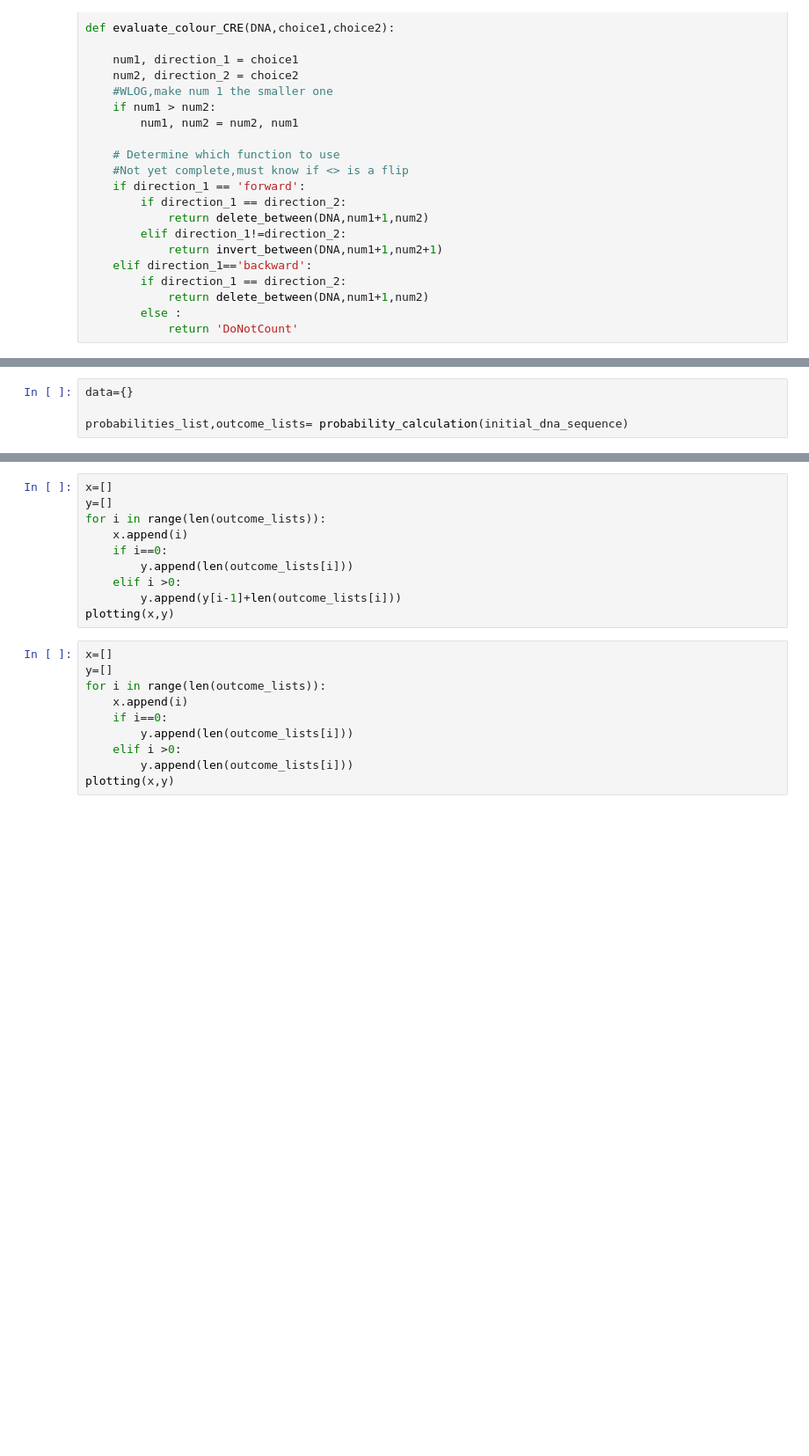
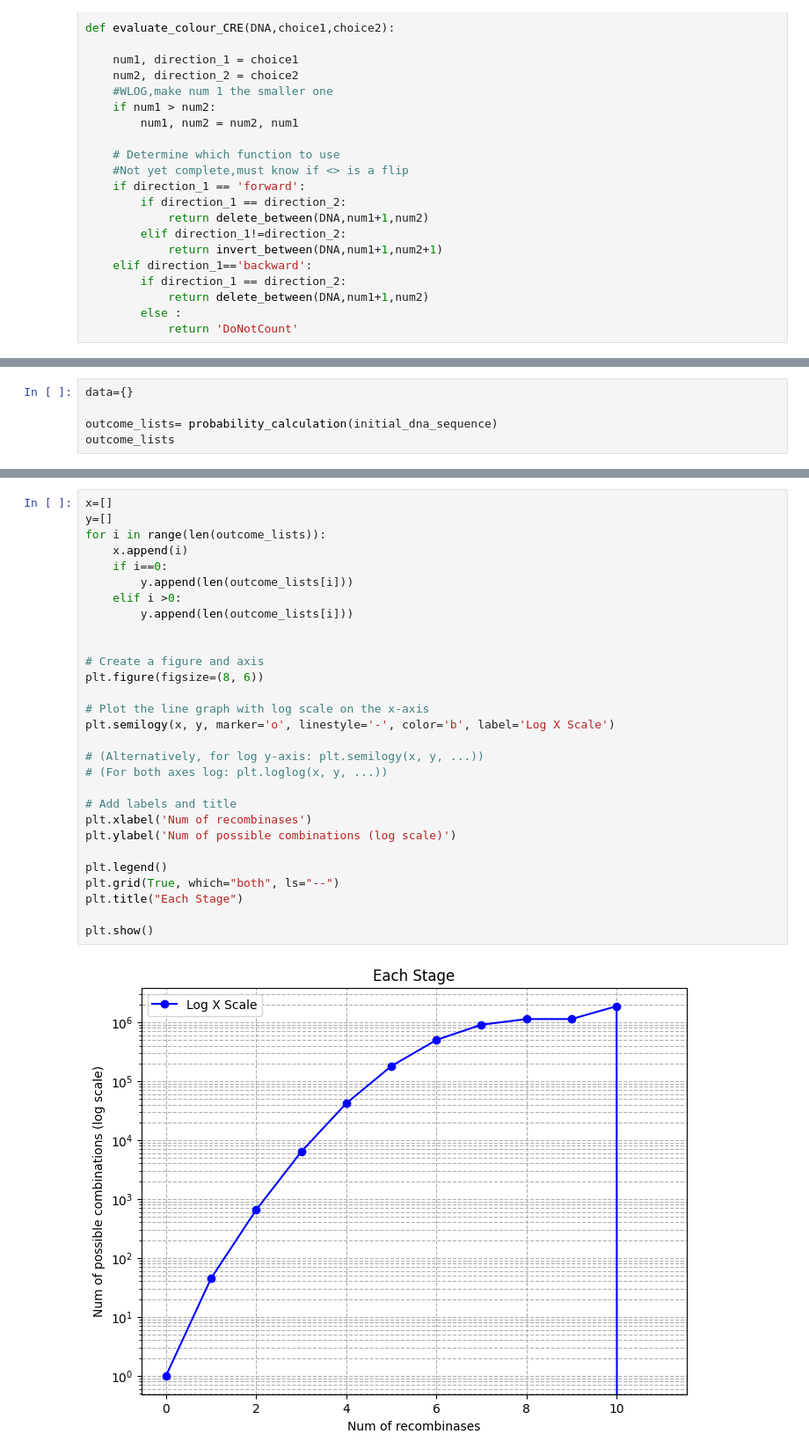
Before and after one commit to ThomasPanYongling/DNA-Recombinase, a Jupyter notebook: Polylox barcoding-absolute counting.ipynb, the cells around one changed output, grey strips where cells are left out. Shown: that part at 88% size. Cells and saved outputs as stored; diff of their text form; blank space fills up the shorter version.

```diff
--- a/Polylox barcoding-absolute counting.ipynb
+++ b/Polylox barcoding-absolute counting.ipynb
@@ -127,5 +119,6 @@ def probability_calculation(DNA):
 # %%
 data={}
 
-probabilities_list,outcome_lists= probability_calculation(initial_dna_sequence)
+outcome_lists= probability_calculation(initial_dna_sequence)
+outcome_lists
 # %% [output]
@@ -163,23 +148,34 @@ def plotting(x,y):
-# %%
-x=[]
-y=[]
-for i in range(len(outcome_lists)):
-    x.append(i)
-    if i==0:
-        y.append(len(outcome_lists[i]))
-    elif i >0:
-        y.append(y[i-1]+len(outcome_lists[i]))
-plotting(x,y)
-# %%
-x=[]
-y=[]
-for i in range(len(outcome_lists)):
-    x.append(i)
-    if i==0:
-        y.append(len(outcome_lists[i]))
-    elif i >0:
-        y.append(len(outcome_lists[i]))
-plotting(x,y)
+# %%
+x=[]
+y=[]
+for i in range(len(outcome_lists)):
+    x.append(i)
+    if i==0:
+        y.append(len(outcome_lists[i]))
+    elif i >0:
+        y.append(len(outcome_lists[i]))
+
+
+# Create a figure and axis
+plt.figure(figsize=(8, 6))
+
+# Plot the line graph with log scale on the x-axis
+plt.semilogy(x, y, marker='o', linestyle='-', color='b', label='Log X Scale')
+
+# (Alternatively, for log y-axis: plt.semilogy(x, y, ...))
+# (For both axes log: plt.loglog(x, y, ...))
+
+# Add labels and title
+plt.xlabel('Num of recombinases')
+plt.ylabel('Num of possible combinations (log scale)')
+
+plt.legend()
+plt.grid(True, which="both", ls="--")
+plt.title("Each Stage")
+
+plt.show()
+# %% [output]
+[figure, added]
 # %%
 import math
 def calculate_entropy(prob_dict):
```
Also changed, not shown: parts of 6 cells of this notebook.
